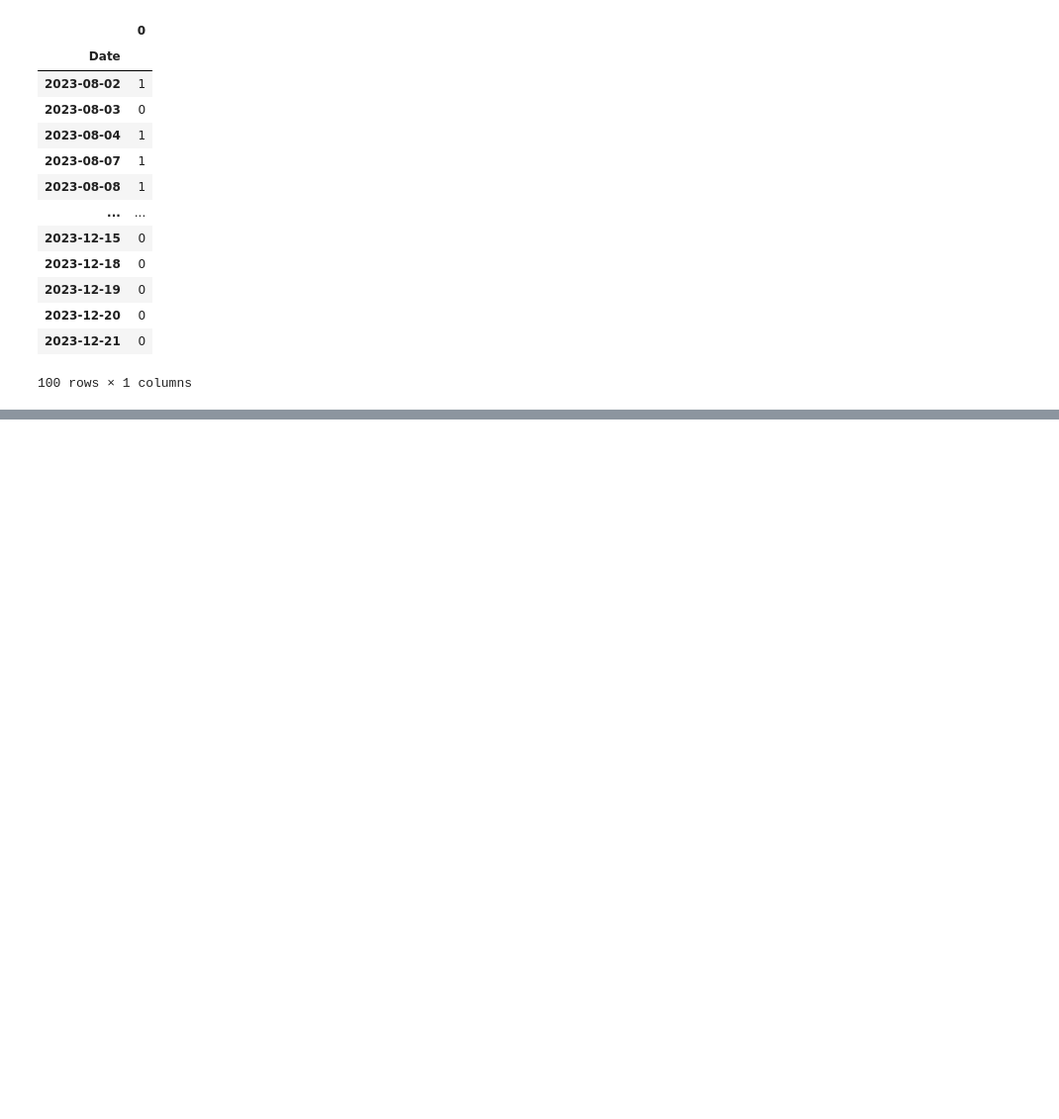
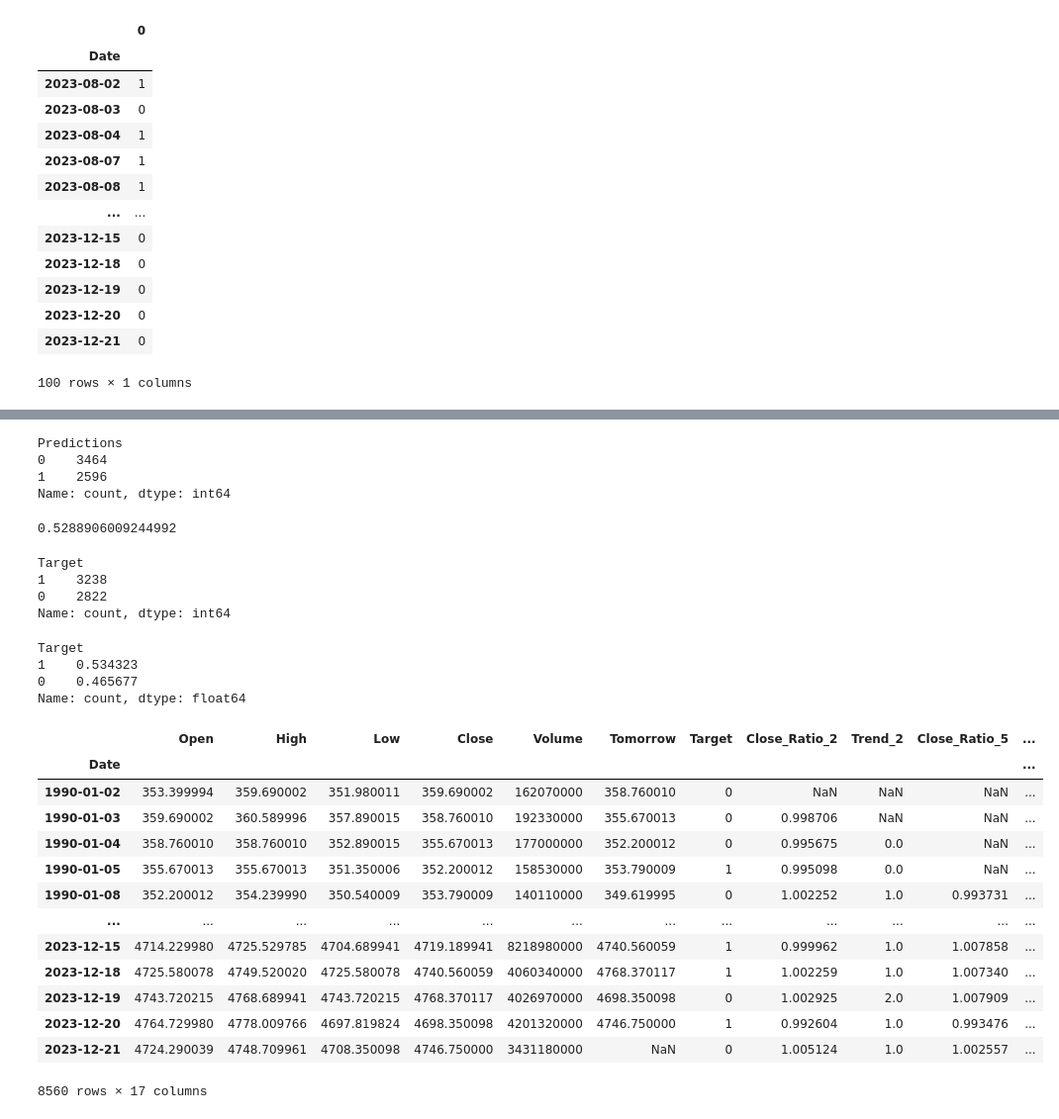
Before and after one commit to veyselaytekin1/exercises, a Jupyter notebook: machine_learning/predict_stock_market.ipynb, the cells around one changed output, grey strips where cells are left out. Shown at 99% size. Drawn from its saved outputs; the diff is of its cells as text; code cells hidden in the pictures; blank space fills up the shorter version.

Commit message:
done applied rolling function

```diff
--- a/machine_learning/predict_stock_market.ipynb
+++ b/machine_learning/predict_stock_market.ipynb
@@ -209,0 +247,56 @@ combined.plot()
+# %%
+predictions['Predictions'].value_counts()
+# %% [output]
+Predictions
+0    3464
+1    2596
+Name: count, dtype: int64
+# %%
+precision_score(predictions['Target'], predictions['Predictions'])
+# %% [output]
+0.5288906009244992
+# %%
+predictions['Target'].value_counts()
+# %% [output]
+Target
+1    3238
+0    2822
+Name: count, dtype: int64
+# %%
+predictions['Target'].value_counts() / predictions.shape[0]
+# %% [output]
+Target
+1    0.534323
+0    0.465677
+Name: count, dtype: float64
+# %%
+horizons = [2, 5, 60, 250, 1000]
+new_predictors = []
+
+for horizon in horizons:
+    rolling_averages = sp500.rolling(horizon).mean()
+
+    ratio_column = f"Close_Ratio_{horizon}"
+    sp500[ratio_column] = sp500['Close'] / rolling_averages['Close']
+
+    trend_column = f"Trend_{horizon}"
+    sp500[trend_column] = sp500.shift(1).rolling(horizon).sum()['Target']
+
+    new_predictors += [ratio_column, trend_column]
+# %%
+sp500
+# %% [output]
+|  | Open | High | Low | Close | Volume | Tomorrow | Target | Close_Ratio_2 | Trend_2 | Close_Ratio_5 | ... |
+| Date |  |  |  |  |  |  |  |  |  |  | ... |
+| 1990-01-02 | 353.399994 | 359.690002 | 351.980011 | 359.690002 | 162070000 | 358.760010 | 0 | NaN | NaN | NaN | ... |
+| 1990-01-03 | 359.690002 | 360.589996 | 357.890015 | 358.760010 | 192330000 | 355.670013 | 0 | 0.998706 | NaN | NaN | ... |
+| 1990-01-04 | 358.760010 | 358.760010 | 352.890015 | 355.670013 | 177000000 | 352.200012 | 0 | 0.995675 | 0.0 | NaN | ... |
+| 1990-01-05 | 355.670013 | 355.670013 | 351.350006 | 352.200012 | 158530000 | 353.790009 | 1 | 0.995098 | 0.0 | NaN | ... |
+| 1990-01-08 | 352.200012 | 354.239990 | 350.540009 | 353.790009 | 140110000 | 349.619995 | 0 | 1.002252 | 1.0 | 0.993731 | ... |
+| ... | ... | ... | ... | ... | ... | ... | ... | ... | ... | ... | ... |
+| 2023-12-15 | 4714.229980 | 4725.529785 | 4704.689941 | 4719.189941 | 8218980000 | 4740.560059 | 1 | 0.999962 | 1.0 | 1.007858 | ... |
+| 2023-12-18 | 4725.580078 | 4749.520020 | 4725.580078 | 4740.560059 | 4060340000 | 4768.370117 | 1 | 1.002259 | 1.0 | 1.007340 | ... |
+| 2023-12-19 | 4743.720215 | 4768.689941 | 4743.720215 | 4768.370117 | 4026970000 | 4698.350098 | 0 | 1.002925 | 2.0 | 1.007909 | ... |
+| 2023-12-20 | 4764.729980 | 4778.009766 | 4697.819824 | 4698.350098 | 4201320000 | 4746.750000 | 1 | 0.992604 | 1.0 | 0.993476 | ... |
+| 2023-12-21 | 4724.290039 | 4748.709961 | 4708.350098 | 4746.750000 | 3431180000 | NaN | 0 | 1.005124 | 1.0 | 1.002557 | ... |
+8560 rows × 17 columns
```
Also changed, not shown: parts of 20 cells of this notebook.
